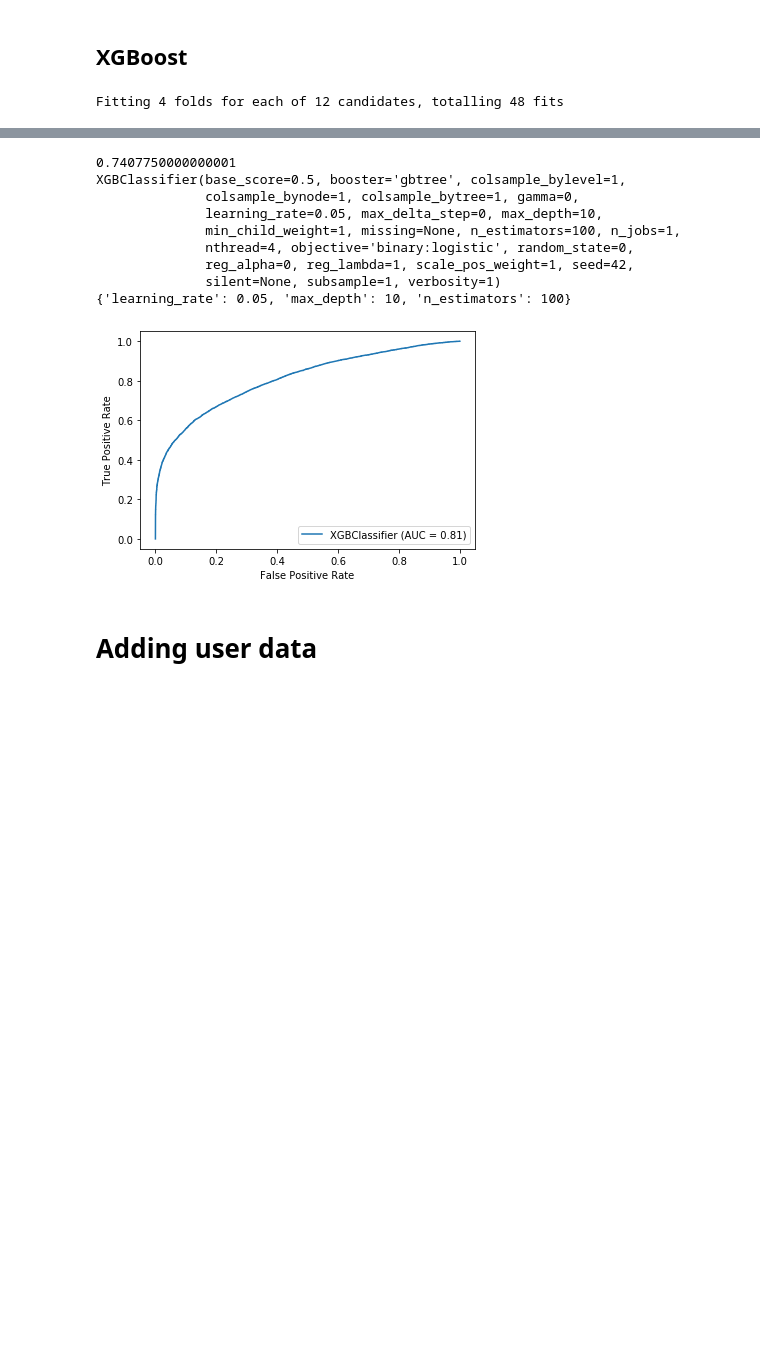
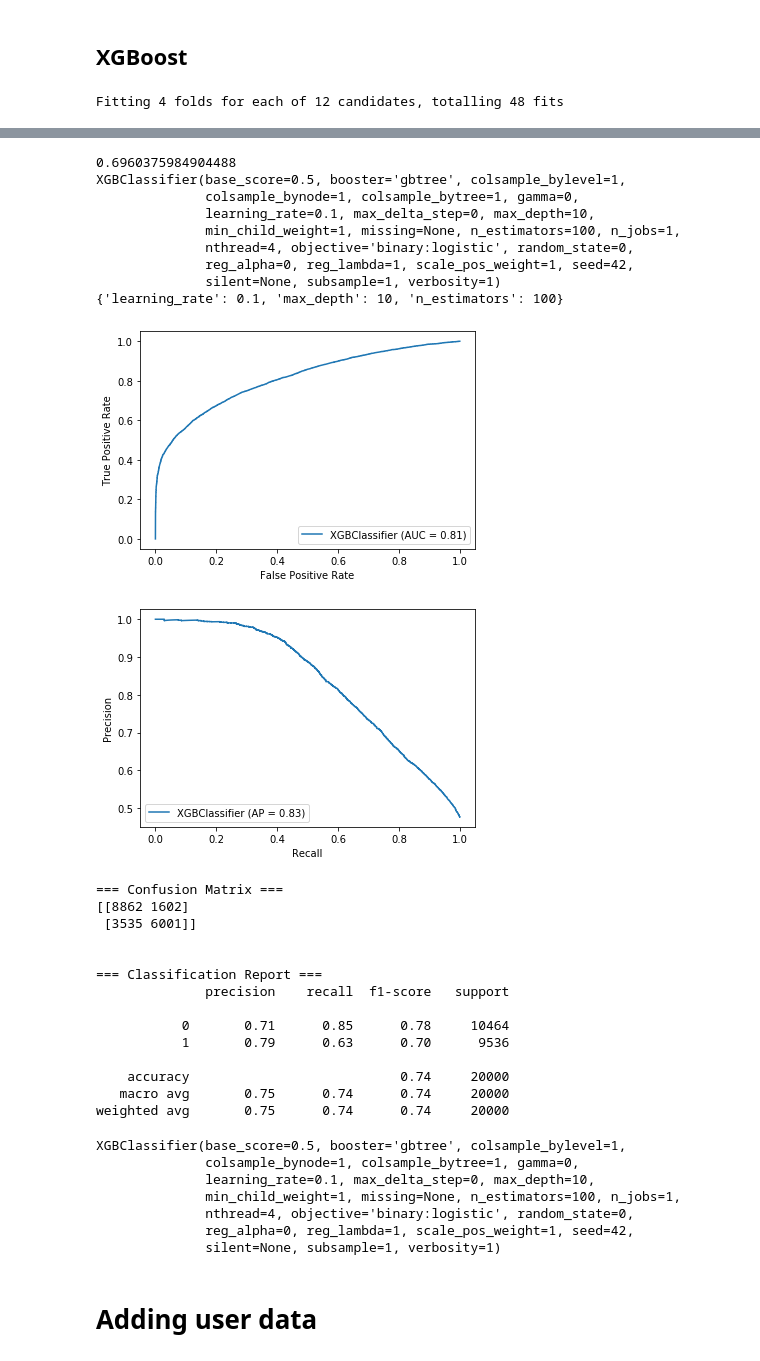
Before and after one commit to alielabridi/NTDS_2019, a Jupyter notebook: projects/classification/classification.ipynb, the cells around one changed output, grey strips where cells are left out. Saved outputs shown, nothing was run; the diff lists cells and outputs as text; code cells hidden in the pictures; blank space fills up the shorter version.

```diff
--- a/projects/classification/classification.ipynb
+++ b/projects/classification/classification.ipynb
@@ -215,22 +182,13 @@ xgb = XGBClassifier(
     nthread=4,
     seed=42
 )
-
 grid_params_xgb = {
     'max_depth': [5, 10],
     'n_estimators': [50, 100],
     'learning_rate': [0.1, 0.01, 0.05]
 }
-
-gs_xgb = GridSearchCV(xgb, grid_params_xgb, verbose = 1, cv = 4, n_jobs = -1)
-gs_results_xgb = gs_xgb.fit(X_train, y_train)
-
-print(gs_results_xgb.best_score_)
-print(gs_results_xgb.best_estimator_)
-print(gs_results_xgb.best_params_)
-
-xgb_disp = plot_roc_curve(gs_results_xgb.best_estimator_, X_test, y_test)
-plt.show()
+grid_search_cv_and_test(model=xgb, grid_search_params=grid_params_xgb, X_train=gX_train, y_train=gy_train,
+                        X_test=gX_test, y_test=gy_test)
 # %% [output]
 Fitting 4 folds for each of 12 candidates, totalling 48 fits
 [Parallel(n_jobs=-1)]: Using backend LokyBackend with 8 concurrent workers.
@@ -238,13 +196,35 @@ Fitting 4 folds for each of 12 candidates, totalling 48 fits
-0.7407750000000001
+0.6960375984904488
 XGBClassifier(base_score=0.5, booster='gbtree', colsample_bylevel=1,
               colsample_bynode=1, colsample_bytree=1, gamma=0,
-              learning_rate=0.05, max_delta_step=0, max_depth=10,
+              learning_rate=0.1, max_delta_step=0, max_depth=10,
               min_child_weight=1, missing=None, n_estimators=100, n_jobs=1,
               nthread=4, objective='binary:logistic', random_state=0,
               reg_alpha=0, reg_lambda=1, scale_pos_weight=1, seed=42,
               silent=None, subsample=1, verbosity=1)
-{'learning_rate': 0.05, 'max_depth': 10, 'n_estimators': 100}
+{'learning_rate': 0.1, 'max_depth': 10, 'n_estimators': 100}
 [figure]
+[figure, added]
+=== Confusion Matrix ===
+[[8862 1602]
+ [3535 6001]]
+
+
+=== Classification Report ===
+              precision    recall  f1-score   support
+
+           0       0.71      0.85      0.78     10464
+           1       0.79      0.63      0.70      9536
+
+    accuracy                           0.74     20000
+   macro avg       0.75      0.74      0.74     20000
+weighted avg       0.75      0.74      0.74     20000
+XGBClassifier(base_score=0.5, booster='gbtree', colsample_bylevel=1,
+              colsample_bynode=1, colsample_bytree=1, gamma=0,
+              learning_rate=0.1, max_delta_step=0, max_depth=10,
+              min_child_weight=1, missing=None, n_estimators=100, n_jobs=1,
+              nthread=4, objective='binary:logistic', random_state=0,
+              reg_alpha=0, reg_lambda=1, scale_pos_weight=1, seed=42,
+              silent=None, subsample=1, verbosity=1)
 # %% [markdown]
 # Adding user data
 # %%
```
Also changed, not shown: parts of 35 cells of this notebook, 1 other file.
